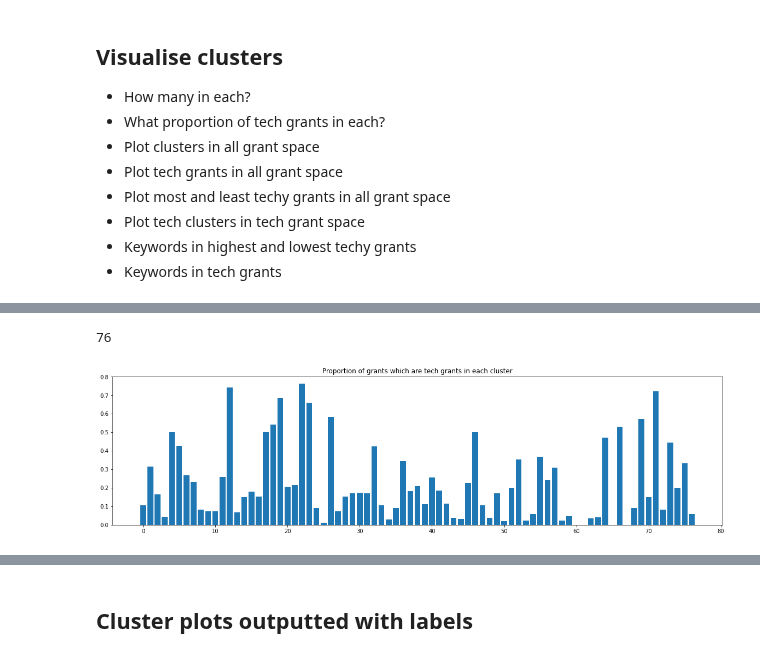
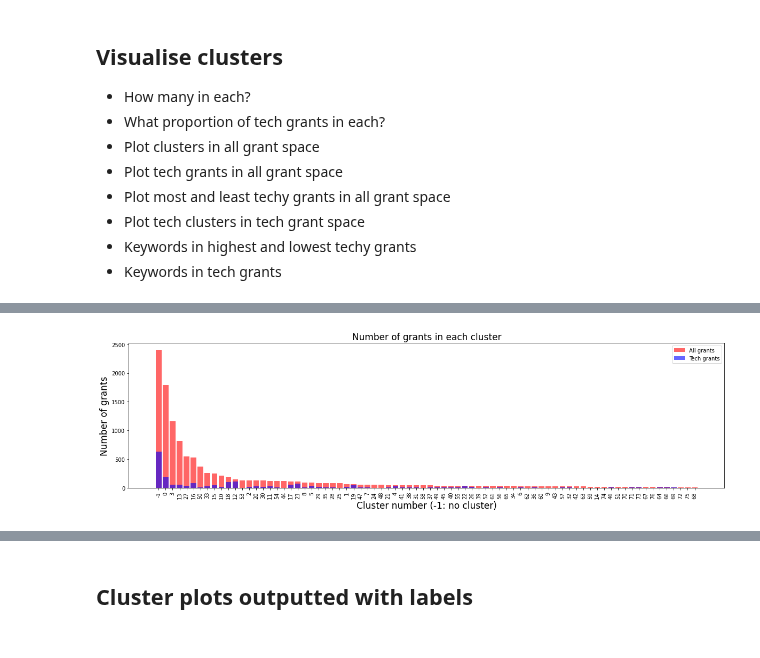
Before and after one commit to wellcometrust/nutrition-labels, a Jupyter notebook: notebooks/Tech Grant Clusters Visualisation.ipynb, the cells around one changed output, grey strips where cells are left out. Drawn from its saved outputs; the diff is of its cells as text; code cells hidden in the pictures.

Commit message:
Sort numbers and proportions of tech grant bar plots

```diff
--- a/notebooks/Tech Grant Clusters Visualisation.ipynb
+++ b/notebooks/Tech Grant Clusters Visualisation.ipynb
@@ -161,11 +151,28 @@ plt.show()
-# %%
-np.max(cluster.cluster_ids)
-# %% [output]
-76
-# %%
-plt.figure(figsize=(20,5))
-plt.bar(range(0, np.max(cluster.cluster_ids)+1), tech_props)
-plt.title('Proportion of grants which are tech grants in each cluster')
-plt.show()
-# %% [output]
-[figure, removed]
+# %%
+counts_all_clusters = cluster_grant_data['Cluster number'].value_counts()
+sort_ix_all_clusters = counts_all_clusters.sort_values(ascending=False).index.tolist()
+counts_all_clusters = counts_all_clusters.to_dict()
+counts_tech_clusters = tech_cluster_grant_data['Cluster number'].value_counts().to_dict()
+
+no_clusters_tech = list(set(sort_ix_all_clusters).difference(set(counts_tech_clusters.keys())))
+for cluster_num in no_clusters_tech:
+    counts_tech_clusters[cluster_num] = 0
+
+prop_tech_cluster = {}
+for cluster_num, num_tech_grants in counts_tech_clusters.items():
+    prop_tech_cluster[cluster_num] = num_tech_grants/counts_all_clusters[cluster_num]
+prop_tech_cluster = {k: v for k, v in sorted(prop_tech_cluster.items(), key=lambda item: item[1], reverse=True)}
+# %%
+plt.figure(figsize = (20,5))
+ax = plt.subplot(111)
+X = range(0,len(sort_ix_all_clusters))
+ax.bar(X, [counts_all_clusters[k] for k in sort_ix_all_clusters], width=0.8, color='r', alpha = 0.6, align='center')
+ax.bar(X, [counts_tech_clusters[k] for k in sort_ix_all_clusters], width=0.8, color='b', alpha = 0.6, align='center')
+ax.legend(('All grants', 'Tech grants'))
+plt.xticks(X, sort_ix_all_clusters,rotation='vertical')
+plt.title("Number of grants in each cluster", fontsize=17)
+plt.ylabel("Number of grants", fontsize=17)
+plt.xlabel("Cluster number (-1: no cluster)", fontsize=17)
+plt.show()
+# %% [output]
+[figure, added]
```
Also changed, not shown: parts of 2 cells of this notebook.
